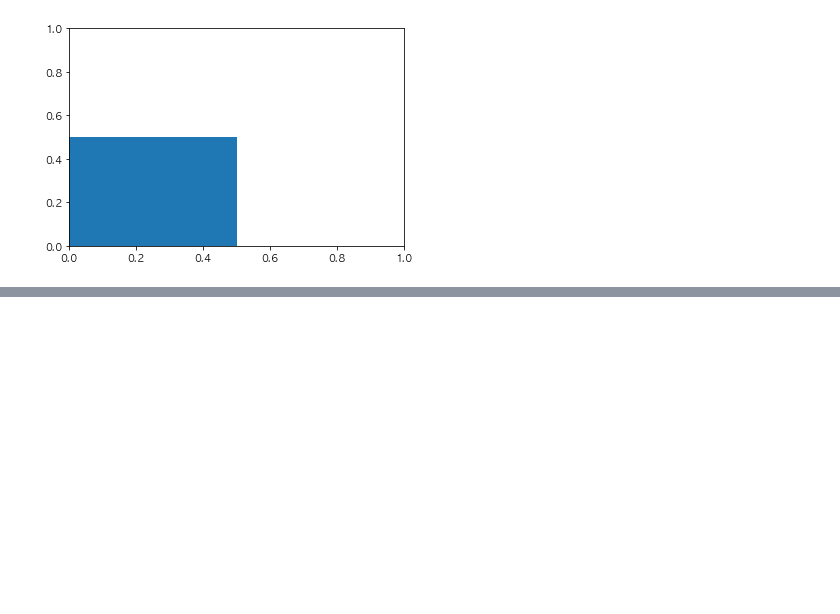
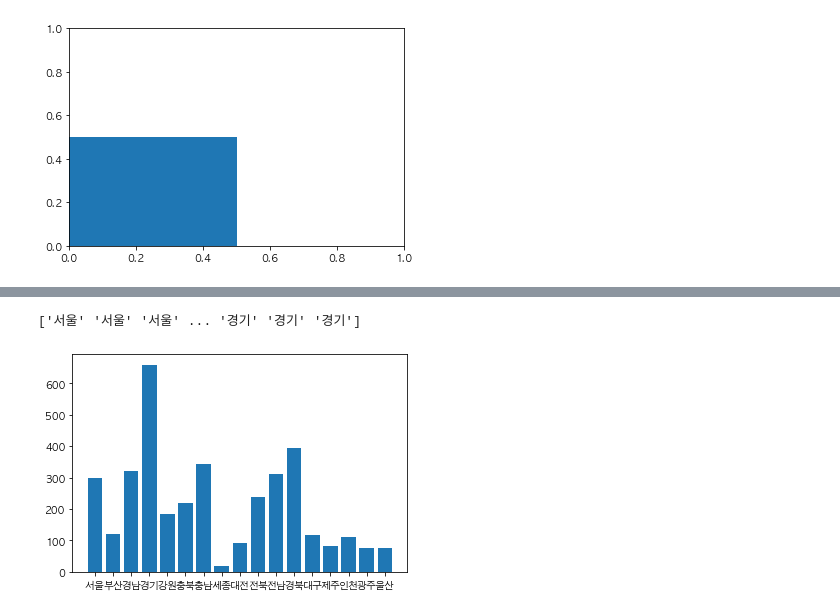
Before and after one commit to Be-beee/daegu-ai-school, a Jupyter notebook: 03_Libraries/matplotlib_2.ipynb, the cells around one changed output, grey strips where cells are left out. Cells and saved outputs as stored; diff of their text form; code cells hidden in the pictures; blank space fills up the shorter version.

```diff
--- a/03_Libraries/matplotlib_2.ipynb
+++ b/03_Libraries/matplotlib_2.ipynb
@@ -99,0 +136,32 @@ ax.add_patch(r)
+# %%
+csv_file = './assets2/도로교통공단_전국_사망교통사고정보.csv'
+ncity = dict()
+
+data = pd.read_csv(csv_file, encoding='euc-kr')
+# data
+cities = np.array(data['발생지시도'])
+print(cities)
+
+for i in range(len(cities)):
+    city = cities[i]
+    if city not in ncity:
+        ncity[city] = 1
+    else:
+        ncity[city] += 1
+
+x_names = list()
+y = list()
+
+for city, n in ncity.items():
+    x_names.append(city)
+    y.append(n)
+
+x = range(len(y))
+
+plt.rc('font', family='AppleGothic')
+plt.bar(x, y)
+plt.xticks(x, x_names)
+plt.show()
+# %% [output]
+['서울' '서울' '서울' ... '경기' '경기' '경기']
+[figure, added]
```
Also changed, not shown: parts of 4 cells of this notebook, 2 other files.
